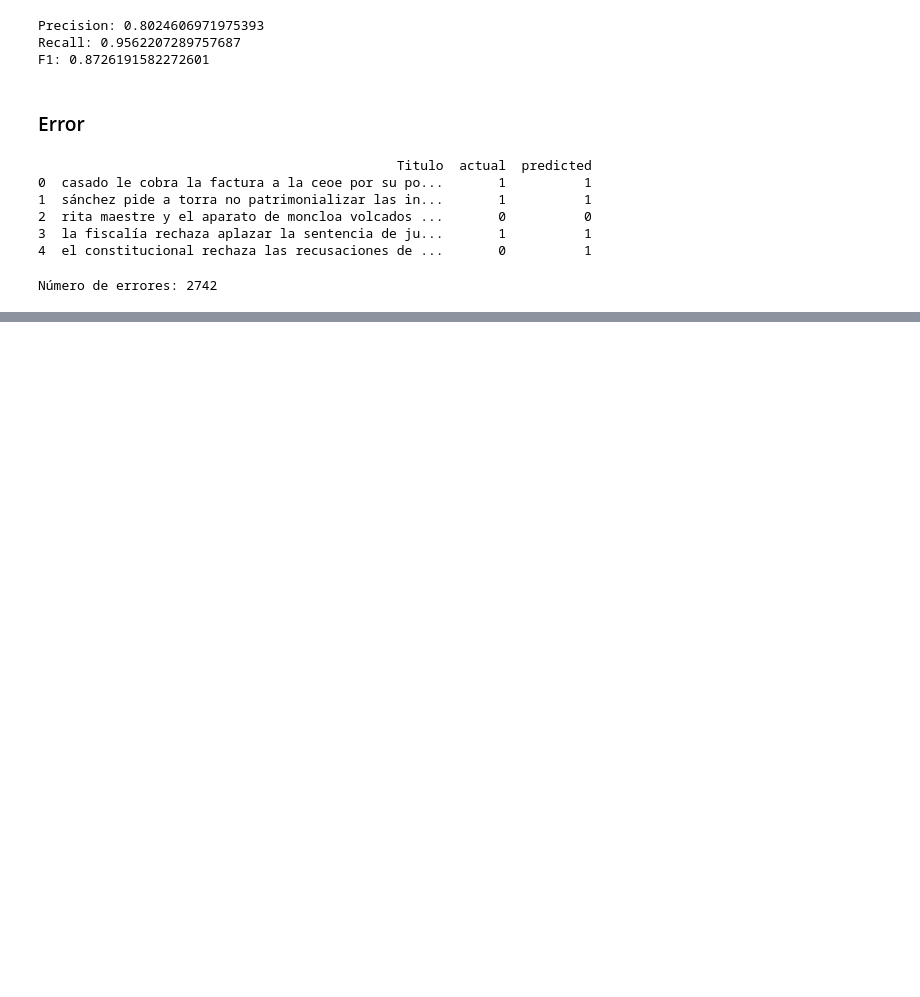
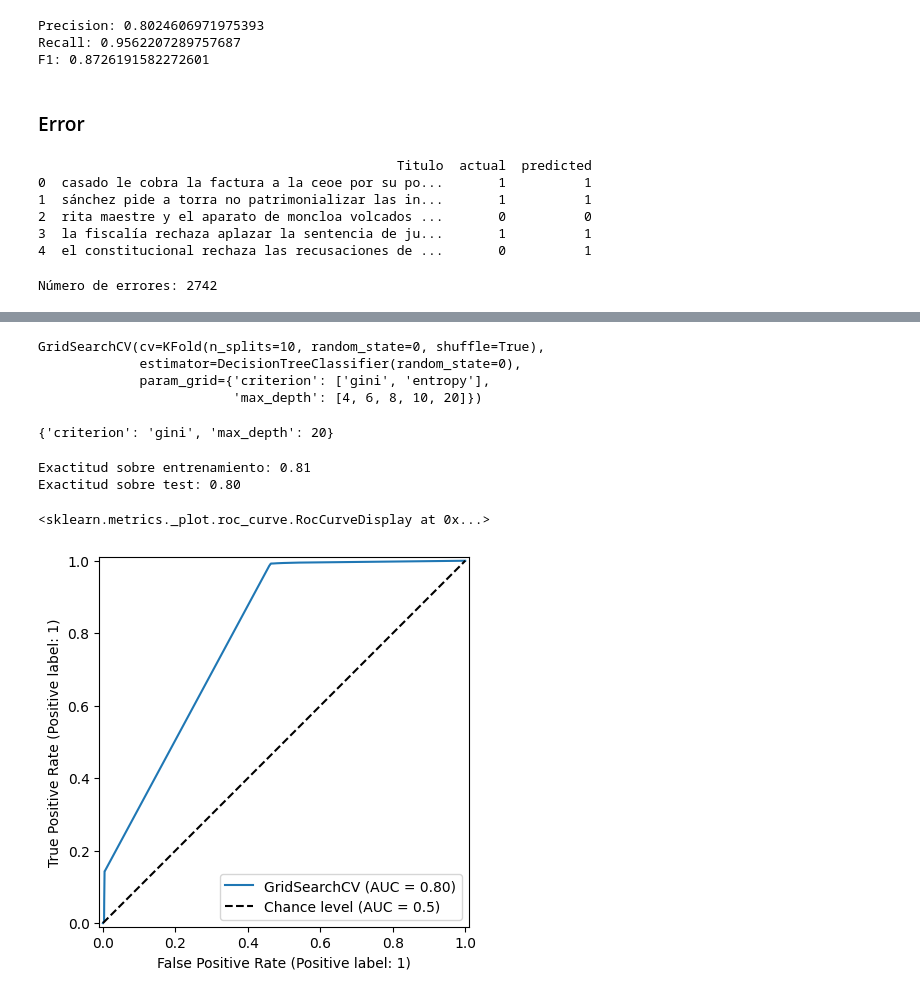
Before and after one commit to InteligenciaNegocios-G14/Proyecto1, a Jupyter notebook: Proyeto1.ipynb, the cells around one changed output, grey strips where cells are left out. Cells and saved outputs as stored; diff of their text form; code cells hidden in the pictures; blank space fills up the shorter version.

```diff
--- a/Proyeto1.ipynb
+++ b/Proyeto1.ipynb
@@ -505,0 +555,41 @@ error_df.loc[error_df['actual'] != error_df['predicted']].sample(10)
+# %%
+# Fijemos el número de particiones. Utilizaremos K = 10.
+from sklearn.model_selection import GridSearchCV, KFold
+
+
+particiones = KFold(n_splits=10, shuffle=True, random_state = 0)
+# Establecemos el espacio de búsqueda para los hiperparámetros que deseamos ajustar.
+param_grid = {'criterion':['gini', 'entropy'],'max_depth':[4,6,8,10,20]}
+
+# Definimos el modelo sin ningún valor de estos hiperparámetros
+arbol = DecisionTreeClassifier(random_state=0)
+
+# Ahora utilizamos GridSearch sobre el grid definido y con 10 particiones en la validación cruzada.
+mejor_modelo = GridSearchCV(arbol, param_grid, cv=particiones)
+# Ajuste del modelo
+mejor_modelo.fit(X_tfidf, Y_train)
+# %% [output]
+GridSearchCV(cv=KFold(n_splits=10, random_state=0, shuffle=True),
+             estimator=DecisionTreeClassifier(random_state=0),
+             param_grid={'criterion': ['gini', 'entropy'],
+                         'max_depth': [4, 6, 8, 10, 20]})
+# %%
+mejor_modelo.best_params_
+# %% [output]
+{'criterion': 'gini', 'max_depth': 20}
+# %%
+# Obtener el mejor modelo.
+arbol_final = mejor_modelo.best_estimator_
+# Probemos ahora este modelo sobre test.
+y_pred_train = arbol_final.predict(X_tfidf)
+y_pred_test = arbol_final.predict(X_tfidf_test)
+print('Exactitud sobre entrenamiento: %.2f' % accuracy_score(Y_train, y_pred_train))
+print('Exactitud sobre test: %.2f' % accuracy_score(Y_test, y_pred_test))
+# %% [output]
+Exactitud sobre entrenamiento: 0.81
+Exactitud sobre test: 0.80
+# %%
+RocCurveDisplay.from_estimator(mejor_modelo, X_tfidf_test, Y_test, plot_chance_level=True)
+# %% [output]
+<sklearn.metrics._plot.roc_curve.RocCurveDisplay at 0x...>
+[figure, added]
```
Also changed, not shown: parts of 12 cells of this notebook.
